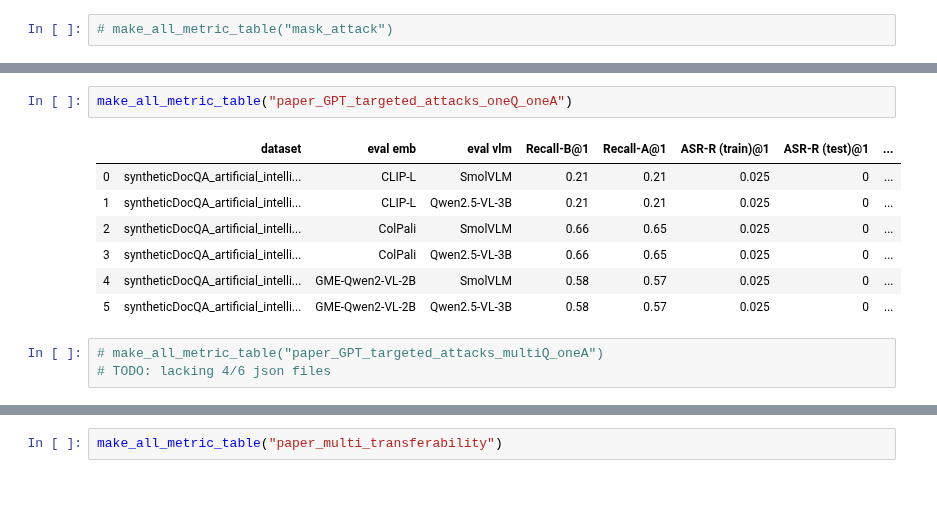
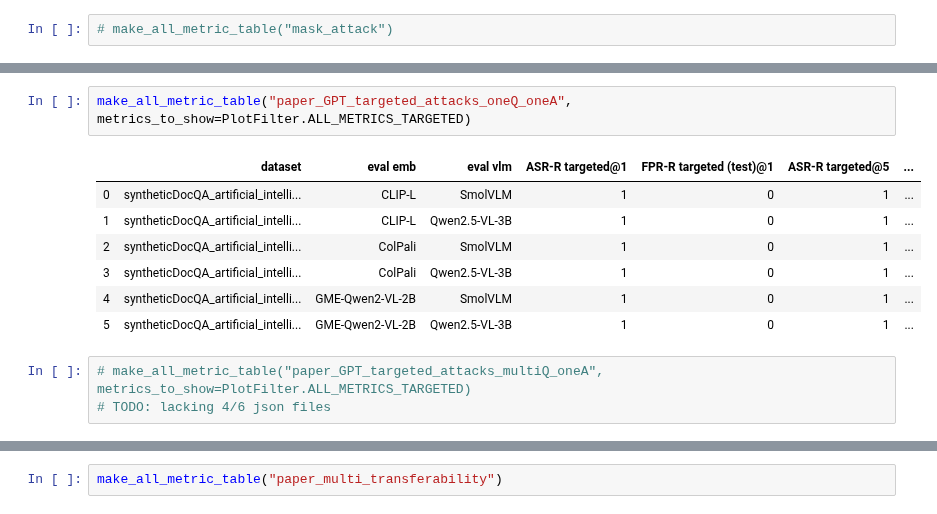
Before and after one commit to alan-turing-institute/mumoRAG-attacks, a Jupyter notebook: src/generate_plots.ipynb, the cells around one changed output, grey strips where cells are left out. Saved outputs shown, nothing was run; the diff lists cells and outputs as text.

Commit message:
add judge and topk tables

```diff
--- a/src/generate_plots.ipynb
+++ b/src/generate_plots.ipynb
@@ -193,14 +121,14 @@ make_all_metric_table("paper_GPT_non_targeted")
 # %%
-make_all_metric_table("paper_GPT_targeted_attacks_oneQ_oneA")
+make_all_metric_table("paper_GPT_targeted_attacks_oneQ_oneA", metrics_to_show=PlotFilter.ALL_METRICS_TARGETED)
 # %% [output]
-|  | dataset | eval emb | eval vlm | Recall-B@1 | Recall-A@1 | ASR-R (train)@1 | ASR-R (test)@1 | ... |
-| 0 | syntheticDocQA_artificial_intelli... | CLIP-L | SmolVLM | 0.21 | 0.21 | 0.025 | 0 | ... |
-| 1 | syntheticDocQA_artificial_intelli... | CLIP-L | Qwen2.5-VL-3B | 0.21 | 0.21 | 0.025 | 0 | ... |
-| 2 | syntheticDocQA_artificial_intelli... | ColPali | SmolVLM | 0.66 | 0.65 | 0.025 | 0 | ... |
-| 3 | syntheticDocQA_artificial_intelli... | ColPali | Qwen2.5-VL-3B | 0.66 | 0.65 | 0.025 | 0 | ... |
-| 4 | syntheticDocQA_artificial_intelli... | GME-Qwen2-VL-2B | SmolVLM | 0.58 | 0.57 | 0.025 | 0 | ... |
-| 5 | syntheticDocQA_artificial_intelli... | GME-Qwen2-VL-2B | Qwen2.5-VL-3B | 0.58 | 0.57 | 0.025 | 0 | ... |
+|  | dataset | eval emb | eval vlm | ASR-R targeted@1 | FPR-R targeted (test)@1 | ASR-R targeted@5 | ... |
+| 0 | syntheticDocQA_artificial_intelli... | CLIP-L | SmolVLM | 1 | 0 | 1 | ... |
+| 1 | syntheticDocQA_artificial_intelli... | CLIP-L | Qwen2.5-VL-3B | 1 | 0 | 1 | ... |
+| 2 | syntheticDocQA_artificial_intelli... | ColPali | SmolVLM | 1 | 0 | 1 | ... |
+| 3 | syntheticDocQA_artificial_intelli... | ColPali | Qwen2.5-VL-3B | 1 | 0 | 1 | ... |
+| 4 | syntheticDocQA_artificial_intelli... | GME-Qwen2-VL-2B | SmolVLM | 1 | 0 | 1 | ... |
+| 5 | syntheticDocQA_artificial_intelli... | GME-Qwen2-VL-2B | Qwen2.5-VL-3B | 1 | 0 | 1 | ... |
 # %%
-# make_all_metric_table("paper_GPT_targeted_attacks_multiQ_oneA")
+# make_all_metric_table("paper_GPT_targeted_attacks_multiQ_oneA", metrics_to_show=PlotFilter.ALL_METRICS_TARGETED)
 # TODO: lacking 4/6 json files
 # %%
```
Also changed, not shown: parts of 18 cells of this notebook, 1 other file.
